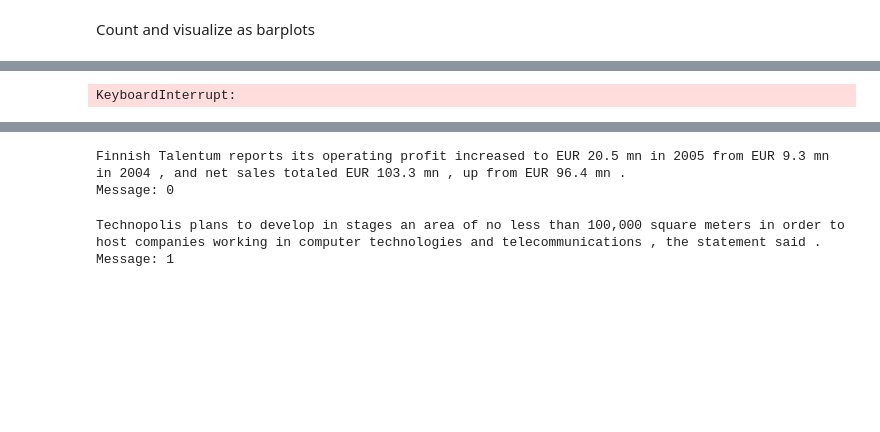
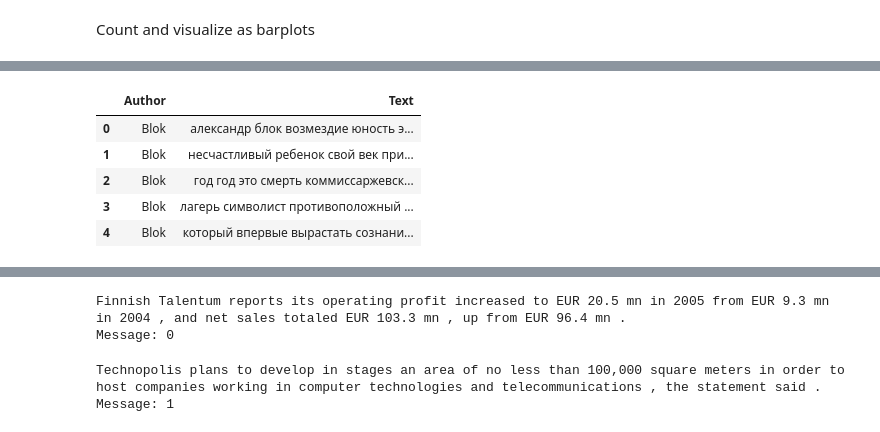
Before and after one commit to kmaltcev/NLP-BiLSTM-model, a Jupyter notebook: CNN_BiLSTM.ipynb, the cells around one changed output, grey strips where cells are left out. Saved outputs shown, nothing was run; the diff lists cells and outputs as text; code cells hidden in the pictures; blank space fills up the shorter version.

```diff
--- a/CNN_BiLSTM.ipynb
+++ b/CNN_BiLSTM.ipynb
@@ -123,13 +132,18 @@ for i, book in enumerate(authors):
 # %%
 authors_chunks = []
-for i in range(len(authors)):
-    words = authors[i]['Text'][0].split()
+for author in authors:
+    words = author['Text'][0].split()
     chunks = [' '.join(words[i-40:i]) for i in range(40, len(words), 40)]
-    authors_chunks.append(pd.DataFrame({'Author': authors[i]['Author'][0],'Text': chunks}))
+    authors_chunks.append(pd.DataFrame({'Author': author['Author'][0],'Text': chunks}))
 
 authors_chunks[0].head()
 # %% [output]
-KeyboardInterrupt:
+|  | Author | Text |
+| 0 | Blok | александр блок возмездие юность э... |
+| 1 | Blok | несчастливый ребенок свой век при... |
+| 2 | Blok | год год это смерть коммиссаржевск... |
+| 3 | Blok | лагерь символист противоположный ... |
+| 4 | Blok | который впервые вырастать сознани... |
 # %%
 authors_chunks[1].head()
 # %% [output]
```
Also changed, not shown: parts of 9 cells of this notebook.
